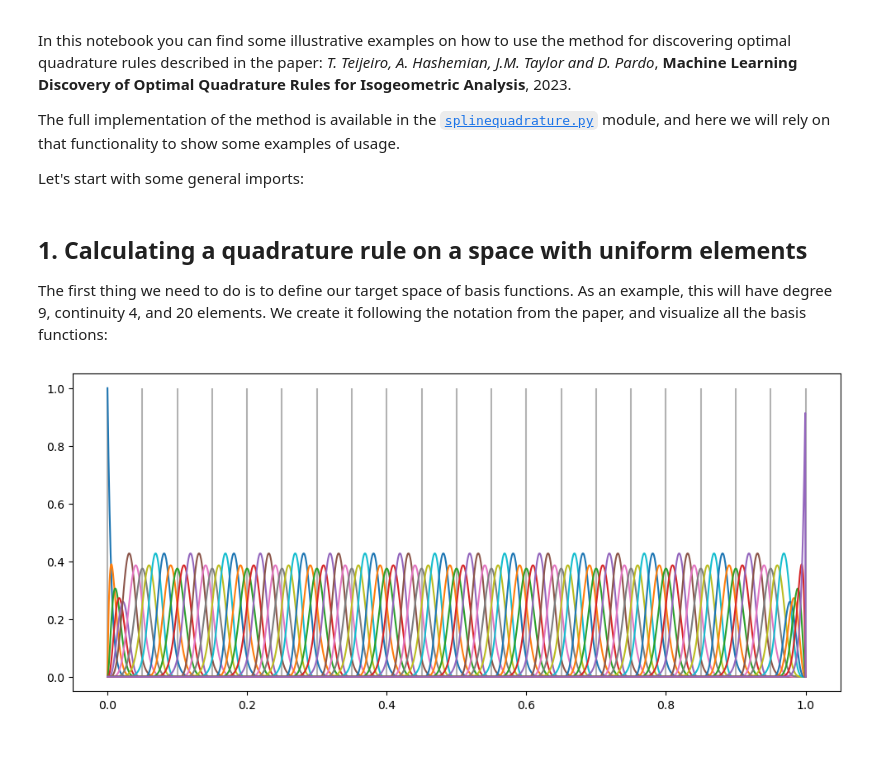
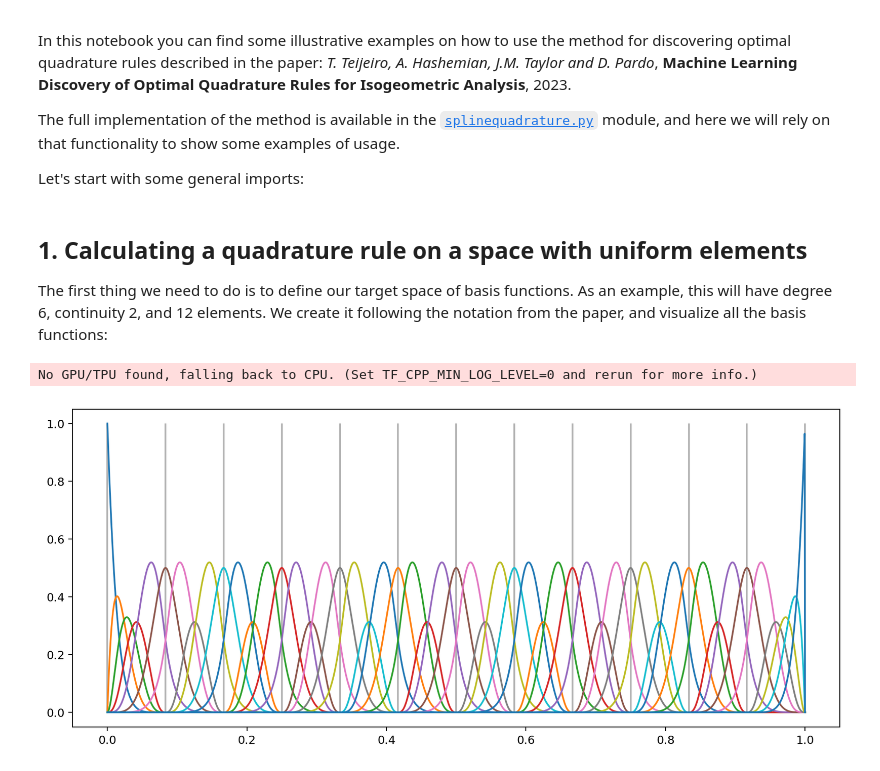
Before and after one commit to Mathmode/spline-integration-IGA, a Jupyter notebook: Spline Integration.ipynb, the cells around one changed output. Drawn from its saved outputs; the diff is of its cells as text; code cells hidden in the pictures.

Commit message:
- Completed examples for quadrature rule discovery on uniform and   non-uniform spaces. - Included requirements.txt for easy dependency installation.

```diff
--- a/Spline Integration.ipynb
+++ b/Spline Integration.ipynb
@@ -19,16 +20,17 @@ import matplotlib.pyplot as plt
 # %% [markdown]
 ## 1. Calculating a quadrature rule on a space with uniform elements
 
-The first thing we need to do is to define our target space of basis functions. As an example, this will have degree 9, continuity 4, and 20 elements. We create it following the notation from the paper, and visualize all the basis functions:
+The first thing we need to do is to define our target space of basis functions. As an example, this will have degree 6, continuity 2, and 12 elements. We create it following the notation from the paper, and visualize all the basis functions:
 # %%
-d = 9
-k = 4
-n_e = 20
+d = 6
+k = 2
+n_e = 12
 partition = jnp.linspace(0, 1, n_e+1)
-basis = splinesbfns(d, partition, k)
+basis = jax.jit(splinesbfns(d, partition, k))
 X = jnp.linspace(0, 1, 2000)
-fig = plt.figure(figsize=(12, 5))
-fig = plt.vlines(partition, 0, 1, alpha=0.3, color='k')
-fig = plt.plot(X, basis(X).T)
+fig = plt.figure(figsize=(12, 5), dpi=180)
+plt.vlines(partition, 0, 1, alpha=0.3, color='k')
+_ = plt.plot(X, basis(X).T)
 # %% [output]
+No GPU/TPU found, falling back to CPU. (Set TF_CPP_MIN_LOG_LEVEL=0 and rerun for more info.)
-[figure, old version]
+[figure, new version]
```
Also changed, not shown: parts of 17 cells of this notebook, 3 other files.
